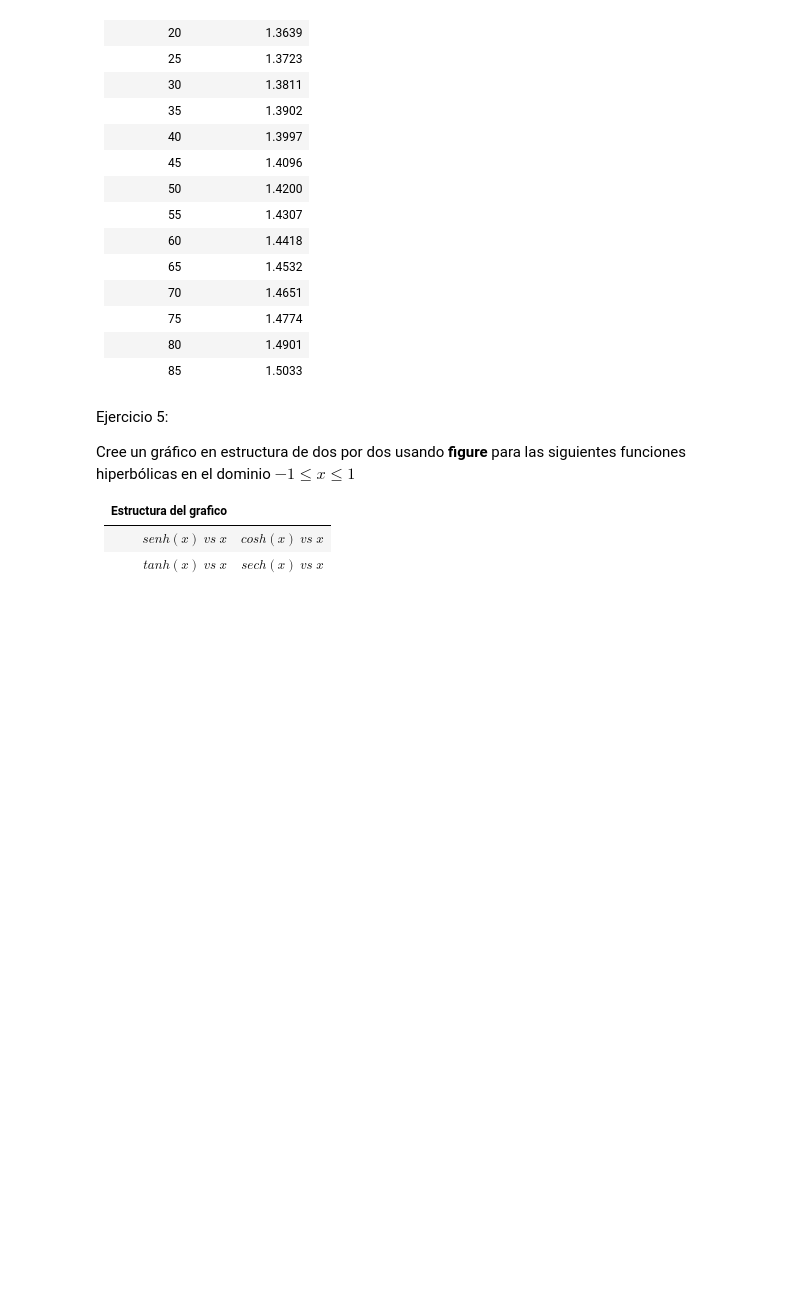
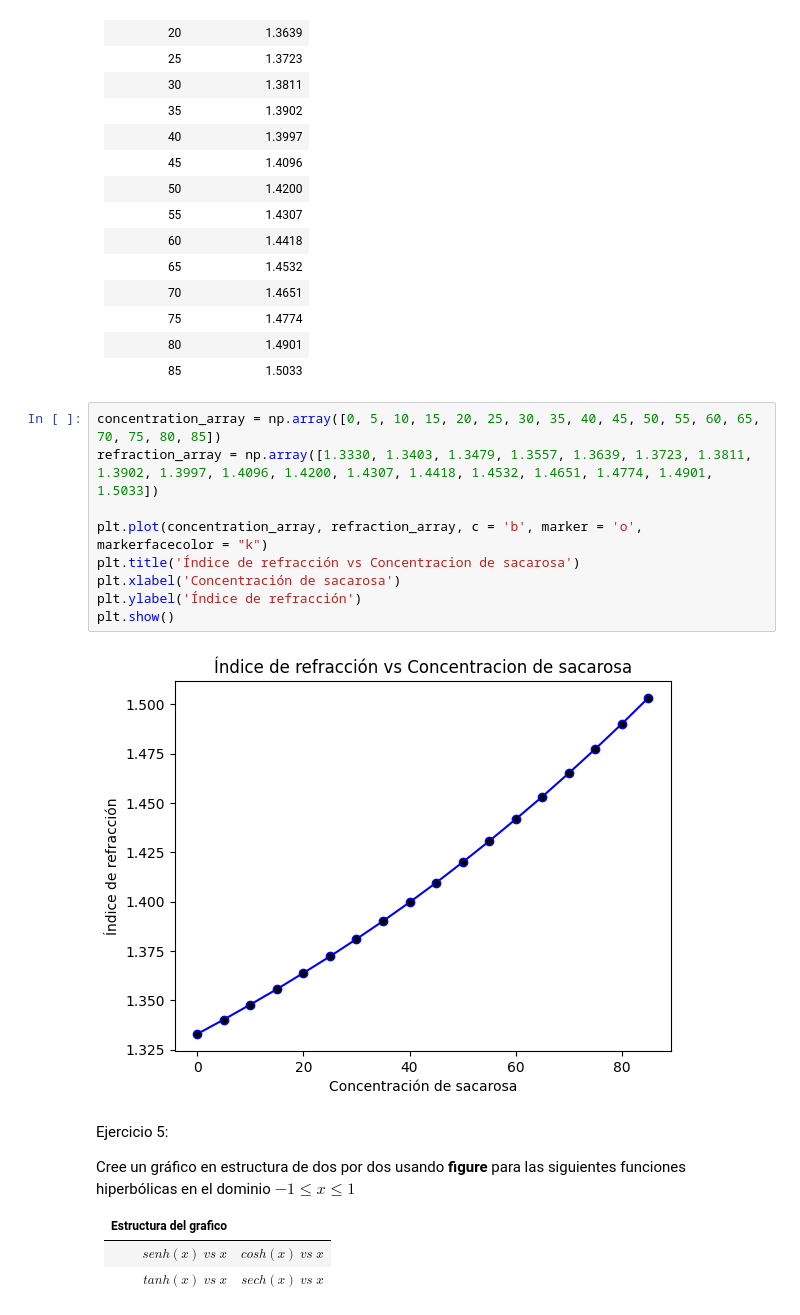
Before and after one commit to Jugarov/intro_ia, a Jupyter notebook: clase1/ejercicios/3 - Ejercicios Matplotlib.ipynb, the cells around one changed output. Cells and saved outputs as stored; diff of their text form; blank space fills up the shorter version.

```diff
--- a/clase1/ejercicios/3 - Ejercicios Matplotlib.ipynb
+++ b/clase1/ejercicios/3 - Ejercicios Matplotlib.ipynb
@@ -85,6 +113,17 @@ Grafique la concentración de sacarosa usando los datos de la tabla unicamente c
 | 75 | 1.4774 |
 | 80 | 1.4901 |
 | 85 | 1.5033 |
+# %%
+concentration_array = np.array([0, 5, 10, 15, 20, 25, 30, 35, 40, 45, 50, 55, 60, 65, 70, 75, 80, 85])
+refraction_array = np.array([1.3330, 1.3403, 1.3479, 1.3557, 1.3639, 1.3723, 1.3811, 1.3902, 1.3997, 1.4096, 1.4200, 1.4307, 1.4418, 1.4532, 1.4651, 1.4774, 1.4901, 1.5033])
+
+plt.plot(concentration_array, refraction_array, c = 'b', marker = 'o', markerfacecolor = "k")
+plt.title('Índice de refracción vs Concentracion de sacarosa')
+plt.xlabel('Concentración de sacarosa')
+plt.ylabel('Índice de refracción')
+plt.show()
+# %% [output]
+[figure, added]
 # %% [markdown]
 Ejercicio 5:
 
```
Also changed, not shown: parts of 2 cells of this notebook.
